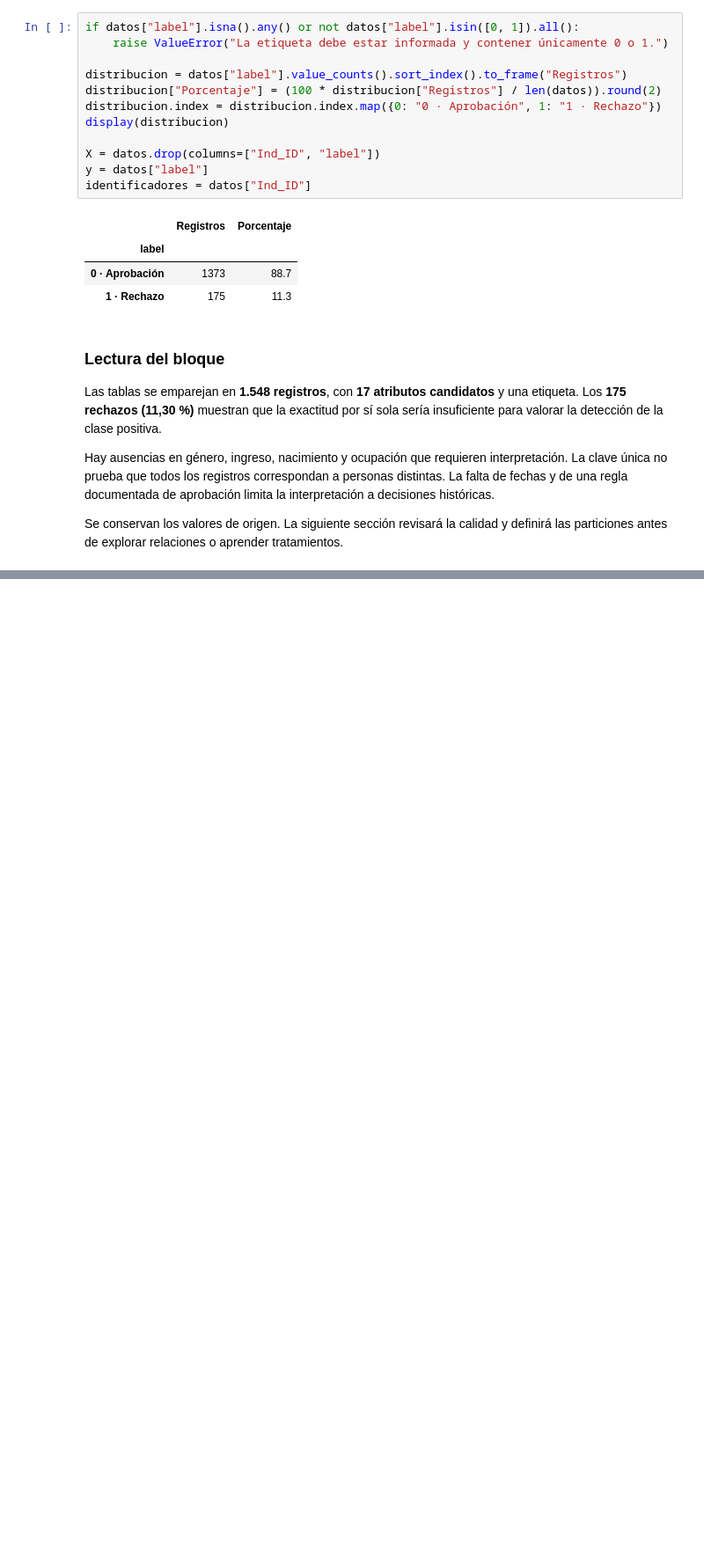
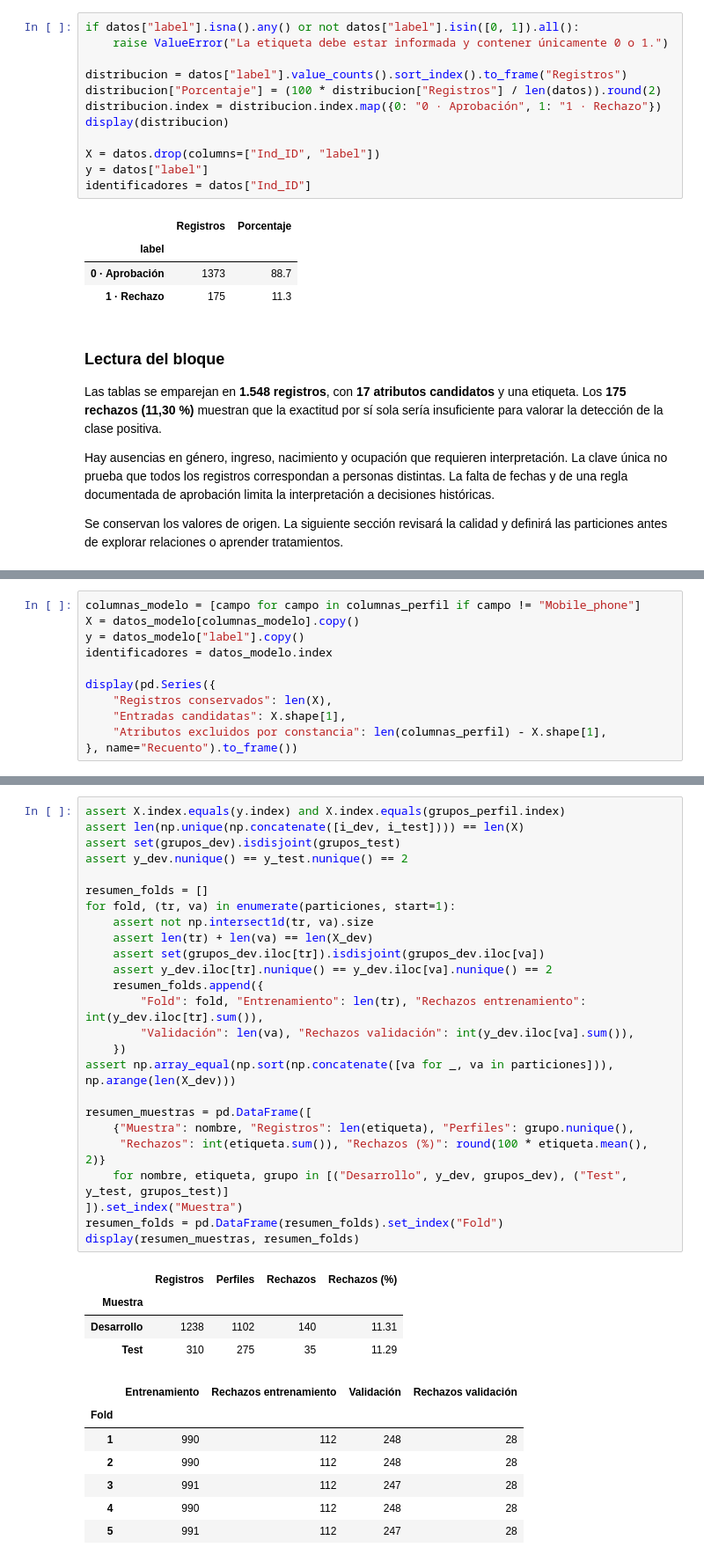
Before and after one commit to toni-oc/clasificacion-solicitudes-tarjeta, a Jupyter notebook: notebooks/01-analisis-y-modelado.ipynb, the cells around one changed output, grey strips where cells are left out. Shown at 88% size. Drawn from its saved outputs; the diff is of its cells as text; blank space fills up the shorter version.

```diff
--- a/notebooks/01-analisis-y-modelado.ipynb
+++ b/notebooks/01-analisis-y-modelado.ipynb
@@ -137,0 +259,11 @@ Pendiente de desarrollo: revisar coherencia, códigos y perfiles repetidos, y fi
+# %%
+columnas_modelo = [campo for campo in columnas_perfil if campo != "Mobile_phone"]
+X = datos_modelo[columnas_modelo].copy()
+y = datos_modelo["label"].copy()
+identificadores = datos_modelo.index
+
+display(pd.Series({
+    "Registros conservados": len(X),
+    "Entradas candidatas": X.shape[1],
+    "Atributos excluidos por constancia": len(columnas_perfil) - X.shape[1],
+}, name="Recuento").to_frame())
@@ -137,0 +310,37 @@ Pendiente de desarrollo: revisar coherencia, códigos y perfiles repetidos, y fi
+# %%
+assert X.index.equals(y.index) and X.index.equals(grupos_perfil.index)
+assert len(np.unique(np.concatenate([i_dev, i_test]))) == len(X)
+assert set(grupos_dev).isdisjoint(grupos_test)
+assert y_dev.nunique() == y_test.nunique() == 2
+
+resumen_folds = []
+for fold, (tr, va) in enumerate(particiones, start=1):
+    assert not np.intersect1d(tr, va).size
+    assert len(tr) + len(va) == len(X_dev)
+    assert set(grupos_dev.iloc[tr]).isdisjoint(grupos_dev.iloc[va])
+    assert y_dev.iloc[tr].nunique() == y_dev.iloc[va].nunique() == 2
+    resumen_folds.append({
+        "Fold": fold, "Entrenamiento": len(tr), "Rechazos entrenamiento": int(y_dev.iloc[tr].sum()),
+        "Validación": len(va), "Rechazos validación": int(y_dev.iloc[va].sum()),
+    })
+assert np.array_equal(np.sort(np.concatenate([va for _, va in particiones])), np.arange(len(X_dev)))
+
+resumen_muestras = pd.DataFrame([
+    {"Muestra": nombre, "Registros": len(etiqueta), "Perfiles": grupo.nunique(),
+     "Rechazos": int(etiqueta.sum()), "Rechazos (%)": round(100 * etiqueta.mean(), 2)}
+    for nombre, etiqueta, grupo in [("Desarrollo", y_dev, grupos_dev), ("Test", y_test, grupos_test)]
+]).set_index("Muestra")
+resumen_folds = pd.DataFrame(resumen_folds).set_index("Fold")
+display(resumen_muestras, resumen_folds)
+# %% [output]
+|  | Registros | Perfiles | Rechazos | Rechazos (%) |
+| Muestra |  |  |  |  |
+| Desarrollo | 1238 | 1102 | 140 | 11.31 |
+| Test | 310 | 275 | 35 | 11.29 |
+|  | Entrenamiento | Rechazos entrenamiento | Validación | Rechazos validación |
+| Fold |  |  |  |  |
+| 1 | 990 | 112 | 248 | 28 |
+| 2 | 990 | 112 | 248 | 28 |
+| 3 | 991 | 112 | 247 | 28 |
+| 4 | 990 | 112 | 248 | 28 |
+| 5 | 991 | 112 | 247 | 28 |
```
Also changed, not shown: parts of 33 cells of this notebook, 8 other files.
